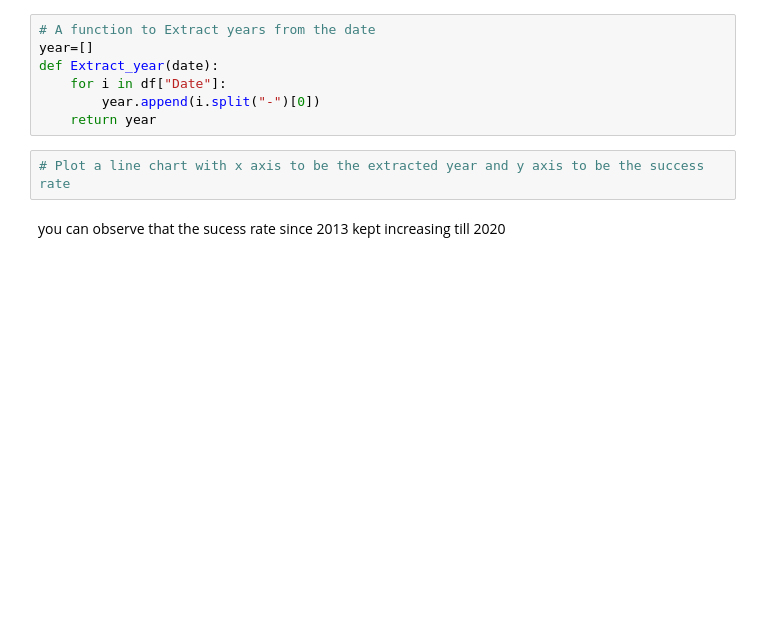
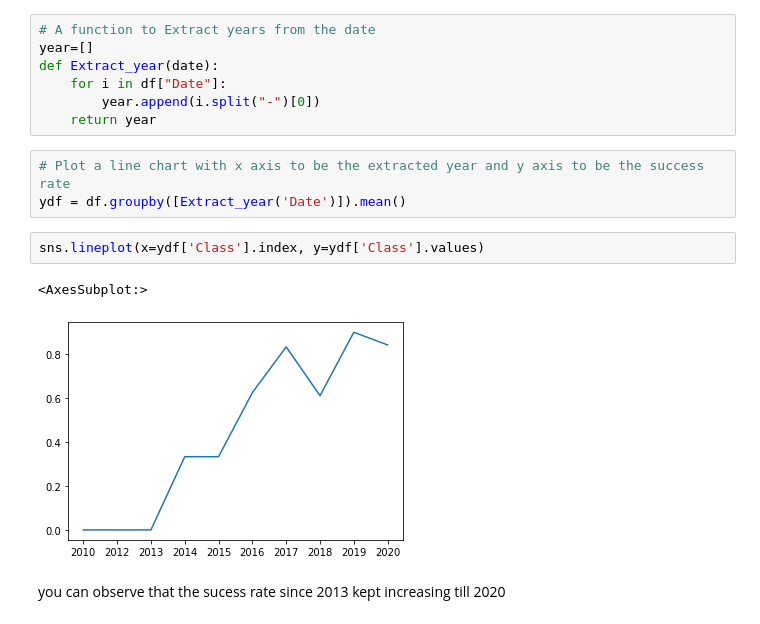
Before and after one commit to luisfrentzen/coursera-ibm-ds, a Jupyter notebook: Capstone Project/jupyter-labs-eda-dataviz.ipynb, the cells around one changed output. Cells and saved outputs as stored; diff of their text form; blank space fills up the shorter version.

```diff
--- a/Capstone Project/jupyter-labs-eda-dataviz.ipynb
+++ b/Capstone Project/jupyter-labs-eda-dataviz.ipynb
@@ -147,6 +160,12 @@ def Extract_year(date):
     return year
 # %%
 # Plot a line chart with x axis to be the extracted year and y axis to be the success rate
+ydf = df.groupby([Extract_year('Date')]).mean()
+# %%
+sns.lineplot(x=ydf['Class'].index, y=ydf['Class'].values)
+# %% [output]
+<AxesSubplot:>
+[figure, added]
 # %% [markdown]
 you can observe that the sucess rate since 2013 kept increasing till 2020
 # %% [markdown]
```
Also changed, not shown: parts of 6 cells of this notebook, 1 other file.
